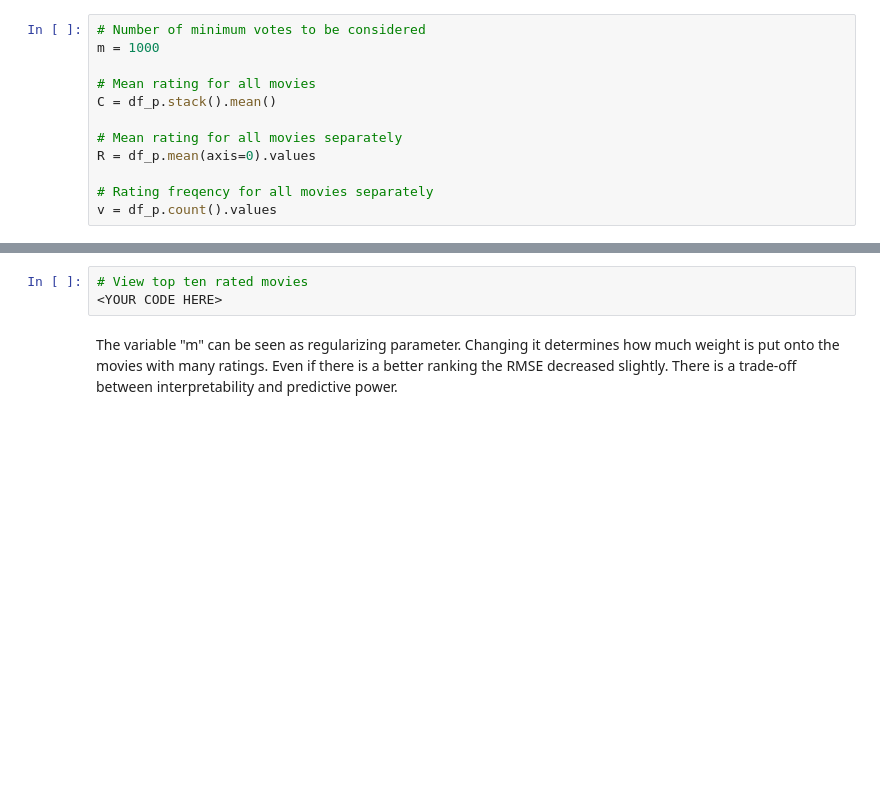
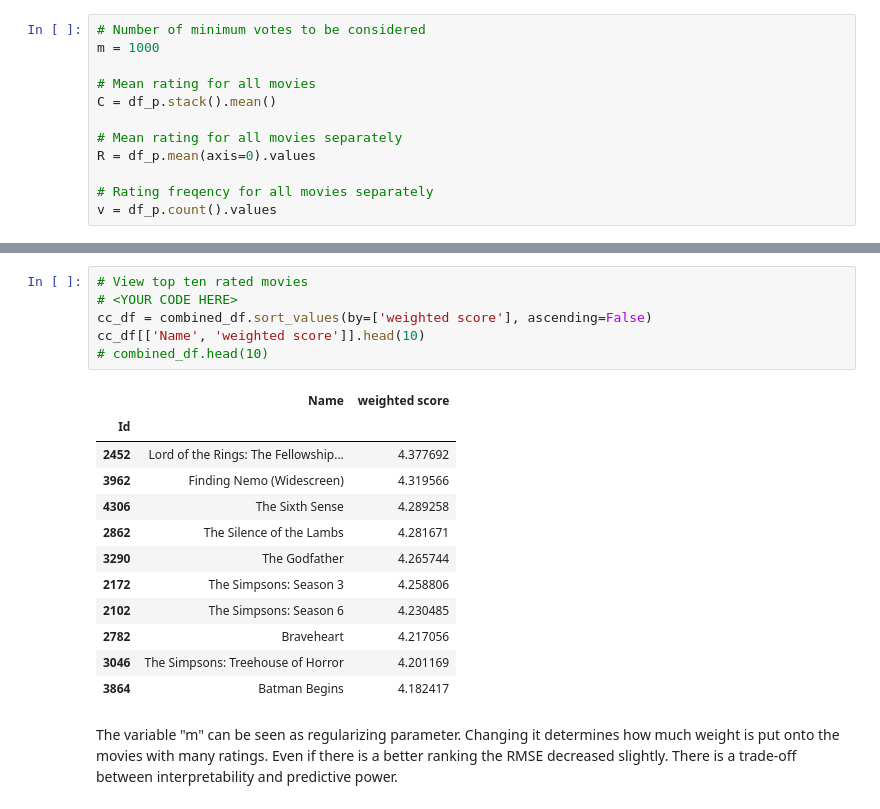
Before and after one commit to willr/mec-mini-projects, a Jupyter notebook: mec-17.4.1-recommendation-systems-mini-project/Mini_Project_Recommendation_Systems.ipynb, the cells around one changed output, grey strips where cells are left out. Saved outputs shown, nothing was run; the diff lists cells and outputs as text; blank space fills up the shorter version.

```diff
--- a/mec-17.4.1-recommendation-systems-mini-project/Mini_Project_Recommendation_Systems.ipynb
+++ b/mec-17.4.1-recommendation-systems-mini-project/Mini_Project_Recommendation_Systems.ipynb
@@ -467,6 +526,22 @@ print("The RMSE Value for the Weighted-Mean Rating Recommender:", rmse)
 # %%
 # View top ten rated movies
-<YOUR CODE HERE>
+# <YOUR CODE HERE>
+cc_df = combined_df.sort_values(by=['weighted score'], ascending=False)
+cc_df[['Name', 'weighted score']].head(10)
+# combined_df.head(10)
+# %% [output]
+|  | Name | weighted score |
+| Id |  |  |
+| 2452 | Lord of the Rings: The Fellowship... | 4.377692 |
+| 3962 | Finding Nemo (Widescreen) | 4.319566 |
+| 4306 | The Sixth Sense | 4.289258 |
+| 2862 | The Silence of the Lambs | 4.281671 |
+| 3290 | The Godfather | 4.265744 |
+| 2172 | The Simpsons: Season 3 | 4.258806 |
+| 2102 | The Simpsons: Season 6 | 4.230485 |
+| 2782 | Braveheart | 4.217056 |
+| 3046 | The Simpsons: Treehouse of Horror | 4.201169 |
+| 3864 | Batman Begins | 4.182417 |
 # %% [markdown]
 The variable "m" can be seen as regularizing parameter. Changing it determines how much weight is put onto the movies with many ratings.
 Even if there is a better ranking the RMSE decreased slightly. There is a trade-off between interpretability and predictive power.
```
Also changed, not shown: parts of 45 cells of this notebook, 2 other files.
